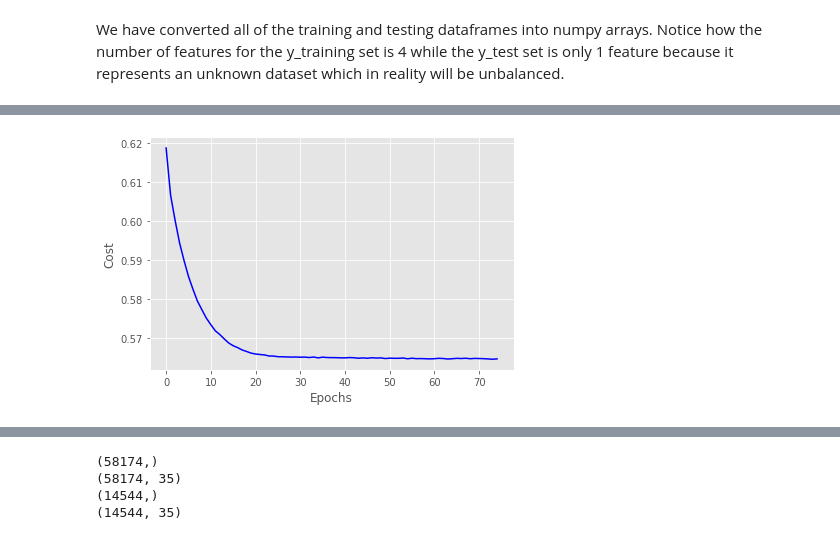
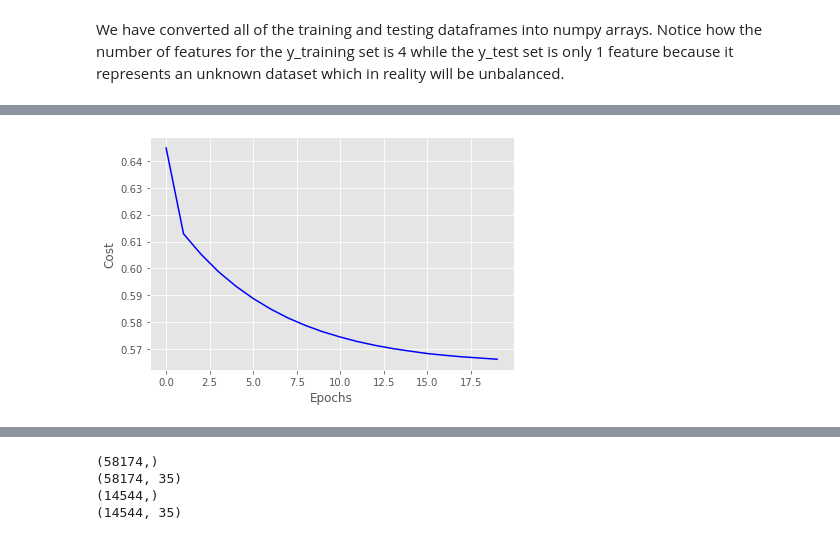
Before and after one commit to lukedemaio/MLLab04, a Jupyter notebook: Lab4.ipynb, the cells around one changed output, grey strips where cells are left out. Cells and saved outputs as stored; diff of their text form; code cells hidden in the pictures.

```diff
--- a/Lab4.ipynb
+++ b/Lab4.ipynb
@@ -96,7 +90,7 @@ plt.show()
 # %% [output]
 [figure]
 # %%
-y_test = pd.cut(y_test, [0, q1, q2, q3, q4],labels=[1,2,3,4],precision=0)
+y_test = pd.cut(y_test,bins=4,labels=[1,2,3,4],precision=0)
 y_test.value_counts()
 count = y_test.value_counts()
 count.plot.bar()
@@ -392,14 +316,14 @@ def print_result(nn,X_train,y_train,X_test,y_test,title="",color="red"):
 #[.5 points] Use the example two-layer perceptron network from the class example and quantify performance using accuracy.
 #Do not normalize or one-hot encode the data (not yet). Be sure that training converges by graphing the loss function
 #versus the number of epochs.
-params = {'n_hidden':35,
-         'C':0.1, 'epochs':75, 'eta':0.001,'minibatches':len(X_train)/35,
+params = {'n_hidden':20,
+         'C':0.1, 'epochs':20, 'eta':0.001,'minibatches':len(X_train)/35,
          'shuffle':True,'random_state':1}
 # %%
 %%time
-nn_glorot = TLPBetterInitial(**params)
+nn_mcg = TLP_MCG(**params)
 
-nn_glorot.fit(X_train, y_train, print_progress=1)
-yhat = nn_glorot.predict(X_test)
+nn_mcg.fit(X_train, y_train, print_progress=1)
+yhat = nn_mcg.predict(X_test)
 print('Accuracy:',accuracy_score(y_test,yhat))
 # %% [output]
@@ -410,15 +334,15 @@ Wall time: 2min 13s
 # %%
 import matplotlib.pyplot as plt
 # take the mean of each minibatch epoch
-cost_avgs = [np.mean(x) for x in nn_glorot.cost_]
+cost_avgs = [np.mean(x) for x in nn_mcg.cost_]
 
 plt.plot(range(len(cost_avgs)), cost_avgs, color='blue')
 plt.ylabel('Cost')
 plt.xlabel('Epochs')
 plt.tight_layout()
 plt.show()
 # %% [output]
-[figure, old version]
+[figure, new version]
 # %%
 #[.5 points] Now (1) normalize the continuous numeric feature data. Use the example two-layer perceptron network
 #from the class example and quantify performance using accuracy. Be sure that training converges by graphing the loss
```
Also changed, not shown: parts of 29 cells of this notebook.
